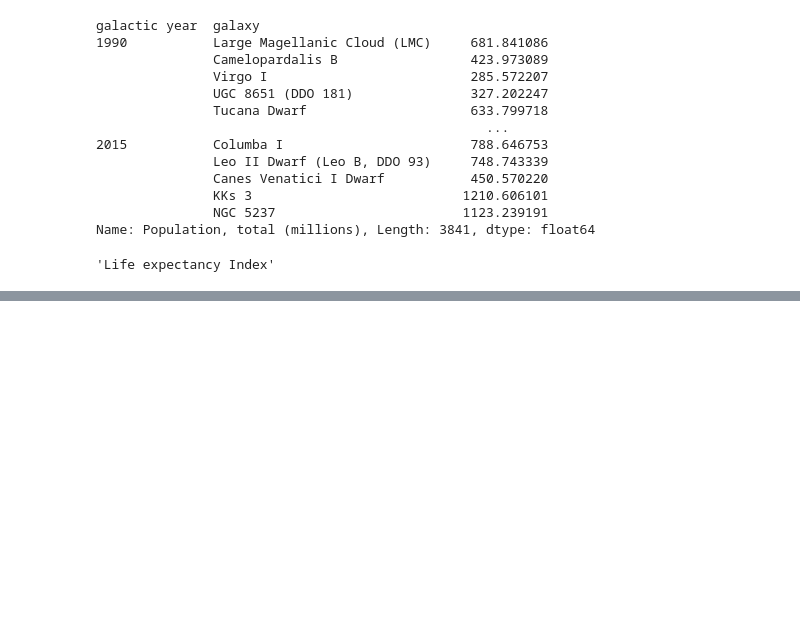
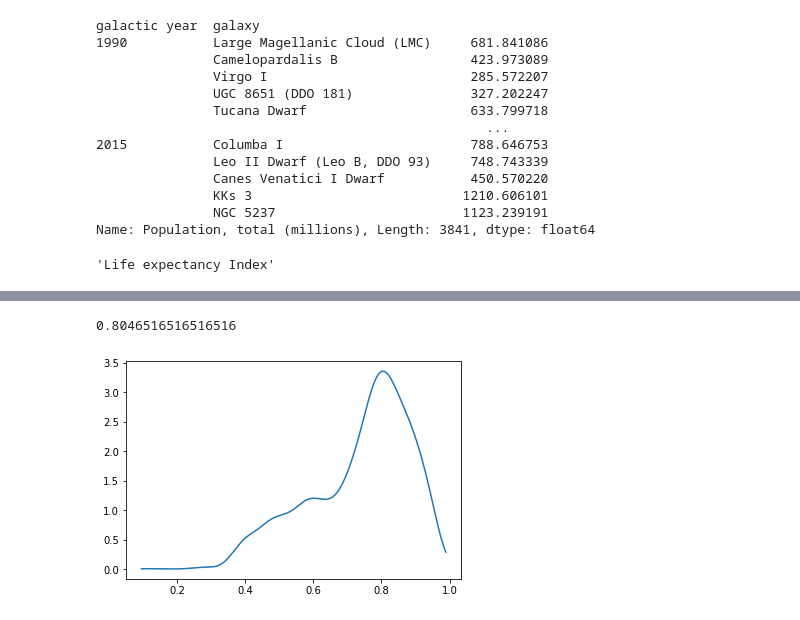
Before and after one commit to D1nay/prohack2020, a Jupyter notebook: Mapping countries to galaxies.ipynb, the cells around one changed output, grey strips where cells are left out. Saved outputs shown, nothing was run; the diff lists cells and outputs as text; code cells hidden in the pictures; blank space fills up the shorter version.

```diff
--- a/Mapping countries to galaxies.ipynb
+++ b/Mapping countries to galaxies.ipynb
@@ -792 +846,11 @@ undp_reduced.columns[0]
+# %%
+from scipy.stats import gaussian_kde
+i=0
+kde1 = gaussian_kde(undp_reduced.iloc[:, i].dropna(), bw_method='scott')
+x = np.linspace(undp_reduced.iloc[:, i].dropna().min(), undp_reduced.iloc[:, i].dropna().max(), num=1000)
+plt.plot(x, kde1.pdf(x))
+x[np.argmax(kde1.pdf(x))]
+# %% [output]
+0.8046516516516516
+[figure, added]
 # %%
```
Also changed, not shown: parts of 4 cells of this notebook.
